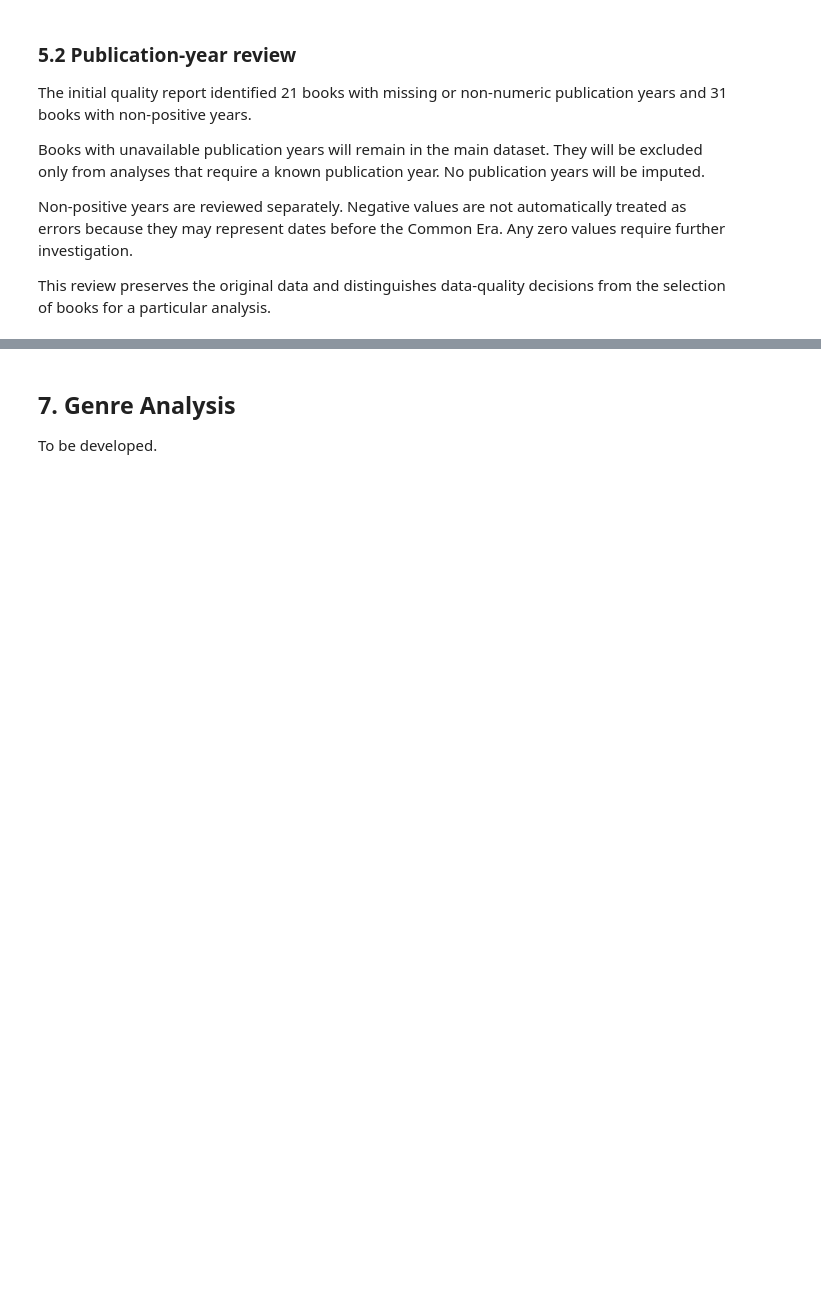
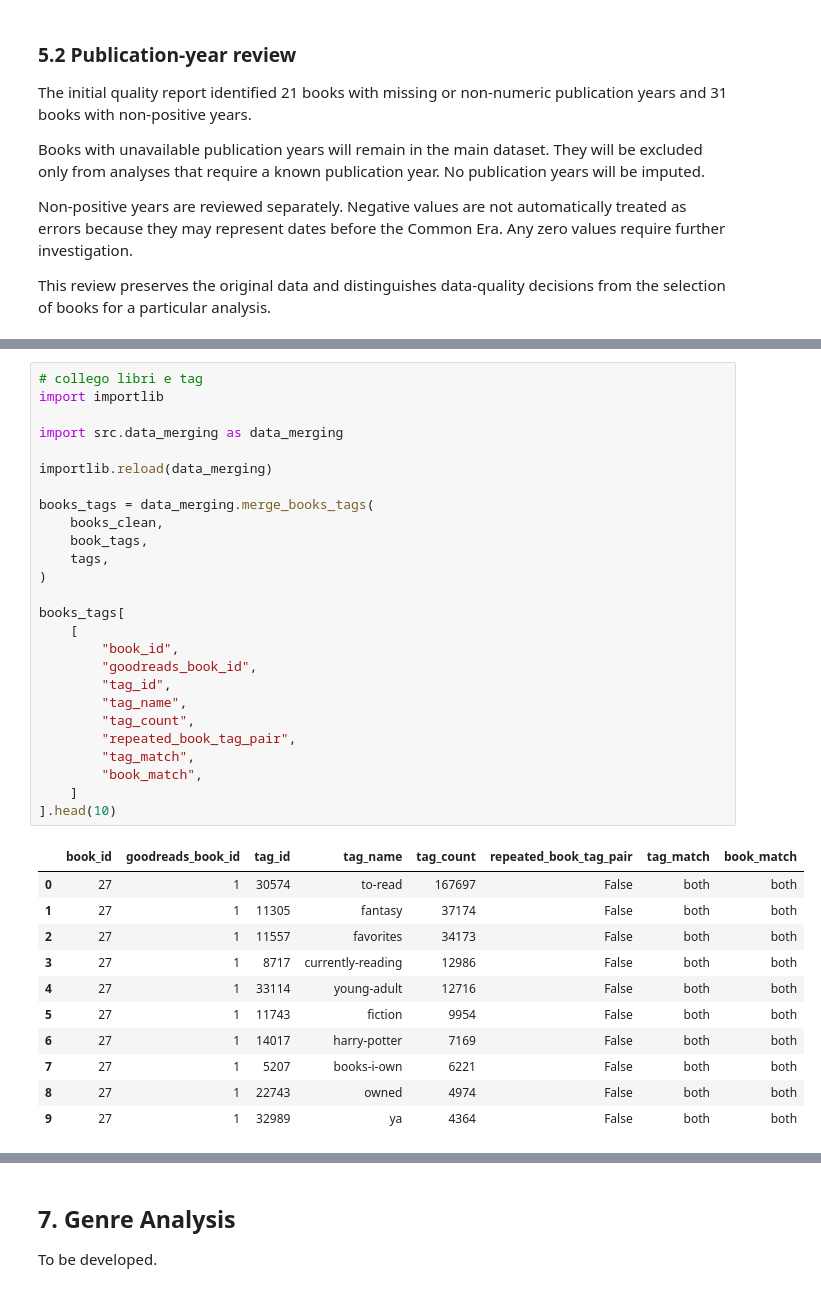
Before and after one commit to sofiagolla04/page-turners, a Jupyter notebook: page_turners_analysis.ipynb, the cells around one changed output, grey strips where cells are left out. Cells and saved outputs as stored; diff of their text form; blank space fills up the shorter version.

Commit message:
fix: preserve repeated book-tag pairs during merge

```diff
--- a/page_turners_analysis.ipynb
+++ b/page_turners_analysis.ipynb
@@ -344,0 +474,38 @@ books_clean[
+# %%
+# collego libri e tag
+import importlib
+
+import src.data_merging as data_merging
+
+importlib.reload(data_merging)
+
+books_tags = data_merging.merge_books_tags(
+    books_clean,
+    book_tags,
+    tags,
+)
+
+books_tags[
+    [
+        "book_id",
+        "goodreads_book_id",
+        "tag_id",
+        "tag_name",
+        "tag_count",
+        "repeated_book_tag_pair",
+        "tag_match",
+        "book_match",
+    ]
+].head(10)
+# %% [output]
+|  | book_id | goodreads_book_id | tag_id | tag_name | tag_count | repeated_book_tag_pair | tag_match | book_match |
+| 0 | 27 | 1 | 30574 | to-read | 167697 | False | both | both |
+| 1 | 27 | 1 | 11305 | fantasy | 37174 | False | both | both |
+| 2 | 27 | 1 | 11557 | favorites | 34173 | False | both | both |
+| 3 | 27 | 1 | 8717 | currently-reading | 12986 | False | both | both |
+| 4 | 27 | 1 | 33114 | young-adult | 12716 | False | both | both |
+| 5 | 27 | 1 | 11743 | fiction | 9954 | False | both | both |
+| 6 | 27 | 1 | 14017 | harry-potter | 7169 | False | both | both |
+| 7 | 27 | 1 | 5207 | books-i-own | 6221 | False | both | both |
+| 8 | 27 | 1 | 22743 | owned | 4974 | False | both | both |
+| 9 | 27 | 1 | 32989 | ya | 4364 | False | both | both |
```
Also changed, not shown: parts of 8 cells of this notebook, 1 other file.
